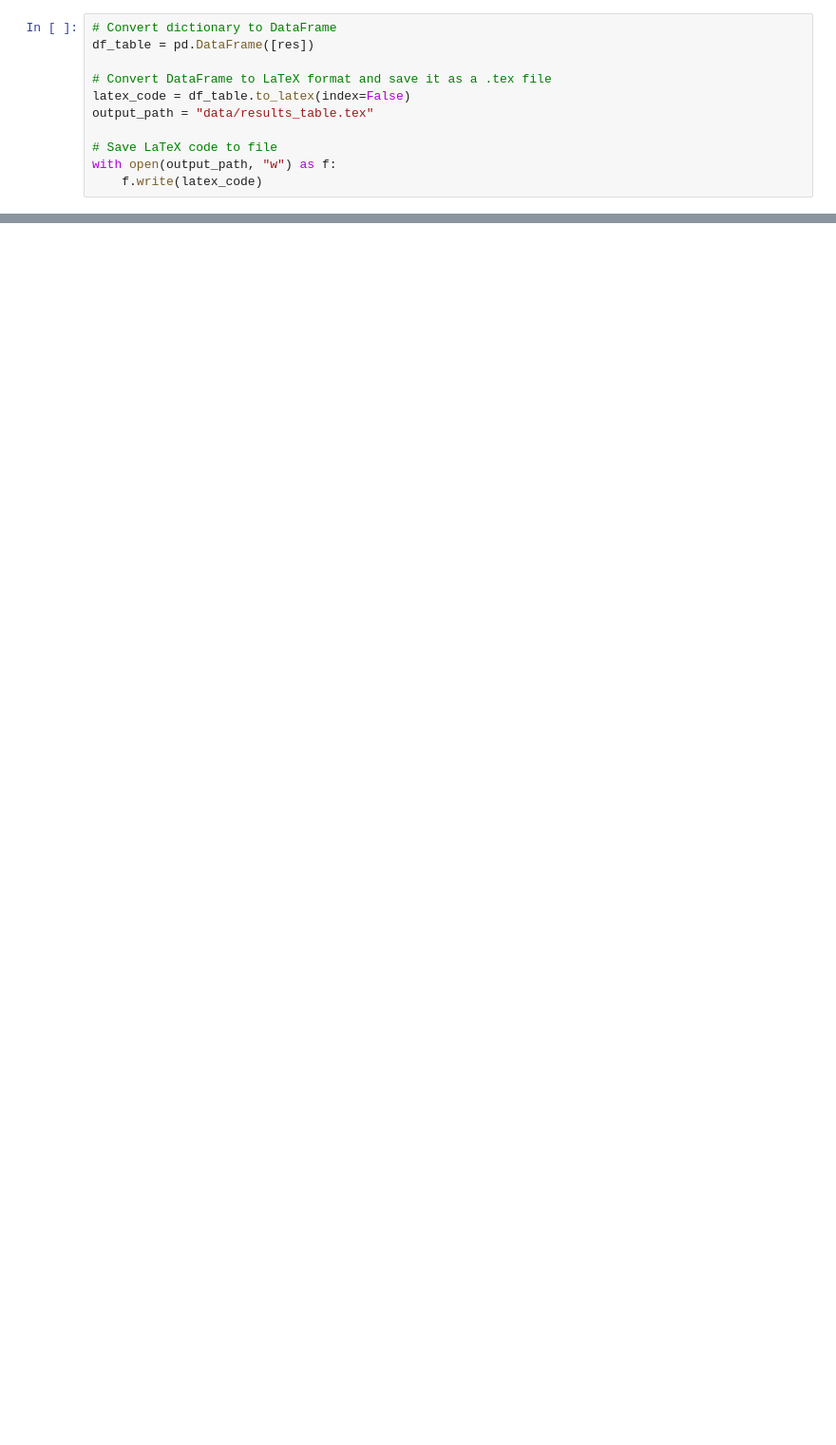
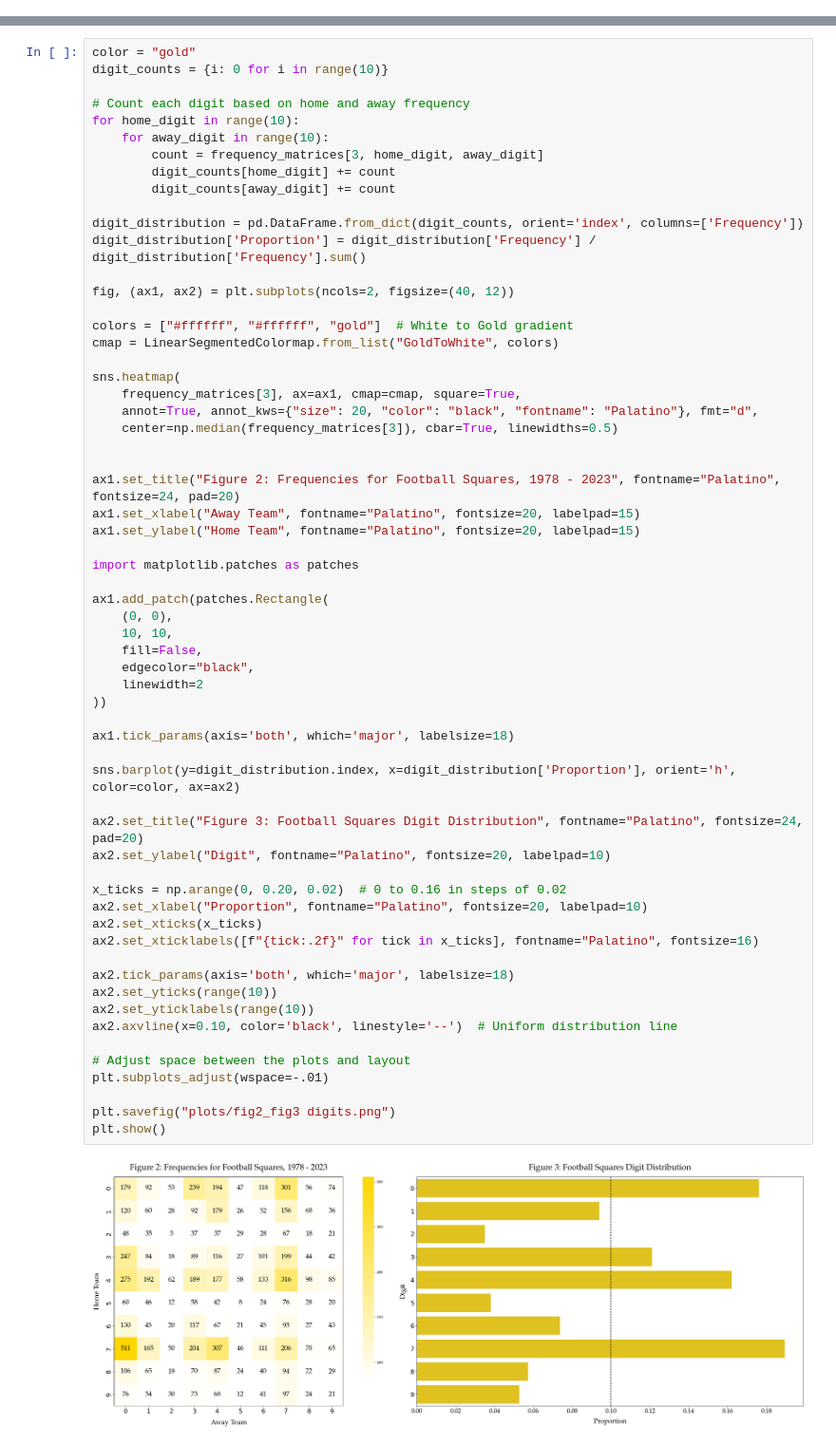
Before and after one commit to joerich1/Football_Squares, a Jupyter notebook: football squares.ipynb, the cells around one changed output, grey strips where cells are left out. Shown at 95% size. Saved outputs shown, nothing was run; the diff lists cells and outputs as text; blank space fills up the shorter version.

```diff
--- a/football squares.ipynb
+++ b/football squares.ipynb
@@ -334,11 +165,0 @@ df1 shape: (3402, 14), df2 shape: (3402, 14)
-# %%
-# Convert dictionary to DataFrame
-df_table = pd.DataFrame([res])
-
-# Convert DataFrame to LaTeX format and save it as a .tex file
-latex_code = df_table.to_latex(index=False)
-output_path = "data/results_table.tex"
-
-# Save LaTeX code to file
-with open(output_path, "w") as f:
-    f.write(latex_code)
@@ -383,0 +193,63 @@ plt.show()
+# %%
+color = "gold"
+digit_counts = {i: 0 for i in range(10)}
+
+# Count each digit based on home and away frequency
+for home_digit in range(10):
+    for away_digit in range(10):
+        count = frequency_matrices[3, home_digit, away_digit]
+        digit_counts[home_digit] += count
+        digit_counts[away_digit] += count
+
+digit_distribution = pd.DataFrame.from_dict(digit_counts, orient='index', columns=['Frequency'])
+digit_distribution['Proportion'] = digit_distribution['Frequency'] / digit_distribution['Frequency'].sum()
+
+fig, (ax1, ax2) = plt.subplots(ncols=2, figsize=(40, 12))
+
+colors = ["#ffffff", "#ffffff", "gold"]  # White to Gold gradient
+cmap = LinearSegmentedColormap.from_list("GoldToWhite", colors)
+
+sns.heatmap(
+    frequency_matrices[3], ax=ax1, cmap=cmap, square=True,
+    annot=True, annot_kws={"size": 20, "color": "black", "fontname": "Palatino"}, fmt="d",
+    center=np.median(frequency_matrices[3]), cbar=True, linewidths=0.5)
+
+
+ax1.set_title("Figure 2: Frequencies for Football Squares, 1978 - 2023", fontname="Palatino", fontsize=24, pad=20)
+ax1.set_xlabel("Away Team", fontname="Palatino", fontsize=20, labelpad=15)
+ax1.set_ylabel("Home Team", fontname="Palatino", fontsize=20, labelpad=15)
+
+import matplotlib.patches as patches
+
+ax1.add_patch(patches.Rectangle(
+    (0, 0),
+    10, 10,
+    fill=False,
+    edgecolor="black",
+    linewidth=2
+))
+
+ax1.tick_params(axis='both', which='major', labelsize=18)
+
+sns.barplot(y=digit_distribution.index, x=digit_distribution['Proportion'], orient='h', color=color, ax=ax2)
+
+ax2.set_title("Figure 3: Football Squares Digit Distribution", fontname="Palatino", fontsize=24, pad=20)
+ax2.set_ylabel("Digit", fontname="Palatino", fontsize=20, labelpad=10)
+
+x_ticks = np.arange(0, 0.20, 0.02)  # 0 to 0.16 in steps of 0.02
+ax2.set_xlabel("Proportion", fontname="Palatino", fontsize=20, labelpad=10)
+ax2.set_xticks(x_ticks)
+ax2.set_xticklabels([f"{tick:.2f}" for tick in x_ticks], fontname="Palatino", fontsize=16)
+
+ax2.tick_params(axis='both', which='major', labelsize=18)
+ax2.set_yticks(range(10))
+ax2.set_yticklabels(range(10))
+ax2.axvline(x=0.10, color='black', linestyle='--')  # Uniform distribution line
+
+# Adjust space between the plots and layout
+plt.subplots_adjust(wspace=-.01)
+
+plt.savefig("plots/fig2_fig3 digits.png")
+plt.show()
+# %% [output]
+[figure, added]
```
Also changed, not shown: parts of 23 cells of this notebook, 21 other files.
